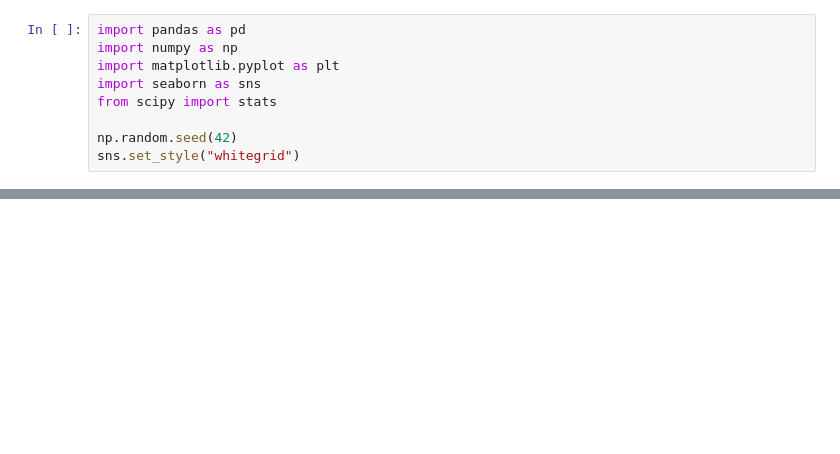
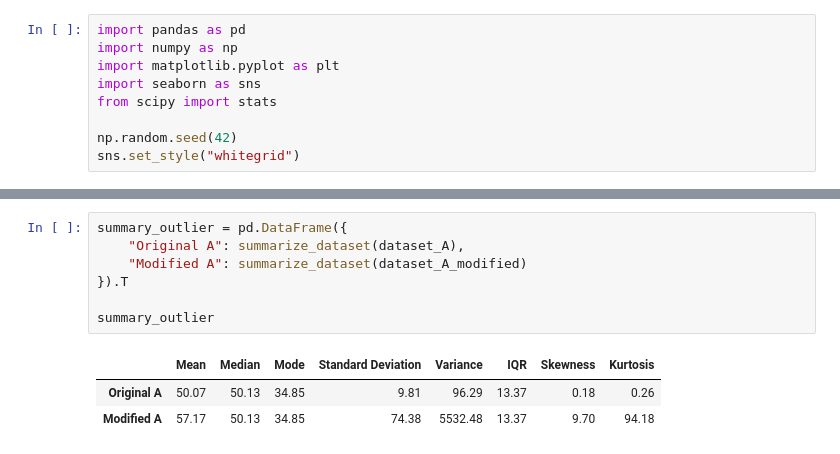
Before and after one commit to ElvinNasirov/m3-01-lab-eda-toolkit-summary-pitfalls, a Jupyter notebook: m3-01-eda-toolkit-summary-pitfalls.ipynb, the cells around one changed output, grey strips where cells are left out. Cells and saved outputs as stored; diff of their text form; blank space fills up the shorter version.

Commit message:
lab: complete EDA toolkit and summary pitfalls

```diff
--- a/m3-01-eda-toolkit-summary-pitfalls.ipynb
+++ b/m3-01-eda-toolkit-summary-pitfalls.ipynb
@@ -183,0 +131,11 @@ plt.show()
+# %%
+summary_outlier = pd.DataFrame({
+    "Original A": summarize_dataset(dataset_A),
+    "Modified A": summarize_dataset(dataset_A_modified)
+}).T
+
+summary_outlier
+# %% [output]
+|  | Mean | Median | Mode | Standard Deviation | Variance | IQR | Skewness | Kurtosis |
+| Original A | 50.07 | 50.13 | 34.85 | 9.81 | 96.29 | 13.37 | 0.18 | 0.26 |
+| Modified A | 57.17 | 50.13 | 34.85 | 74.38 | 5532.48 | 13.37 | 9.70 | 94.18 |
```
Also changed, not shown: parts of 12 cells of this notebook.
